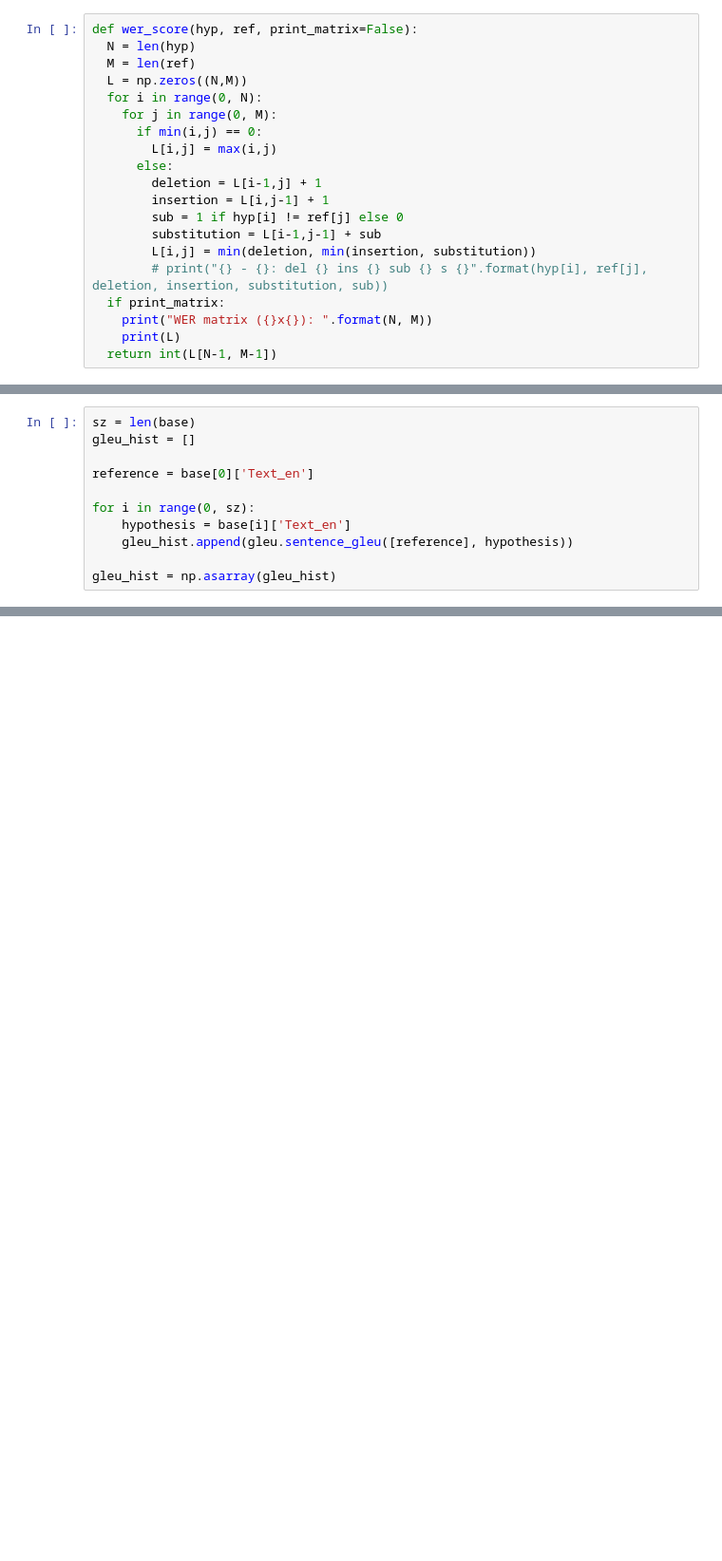
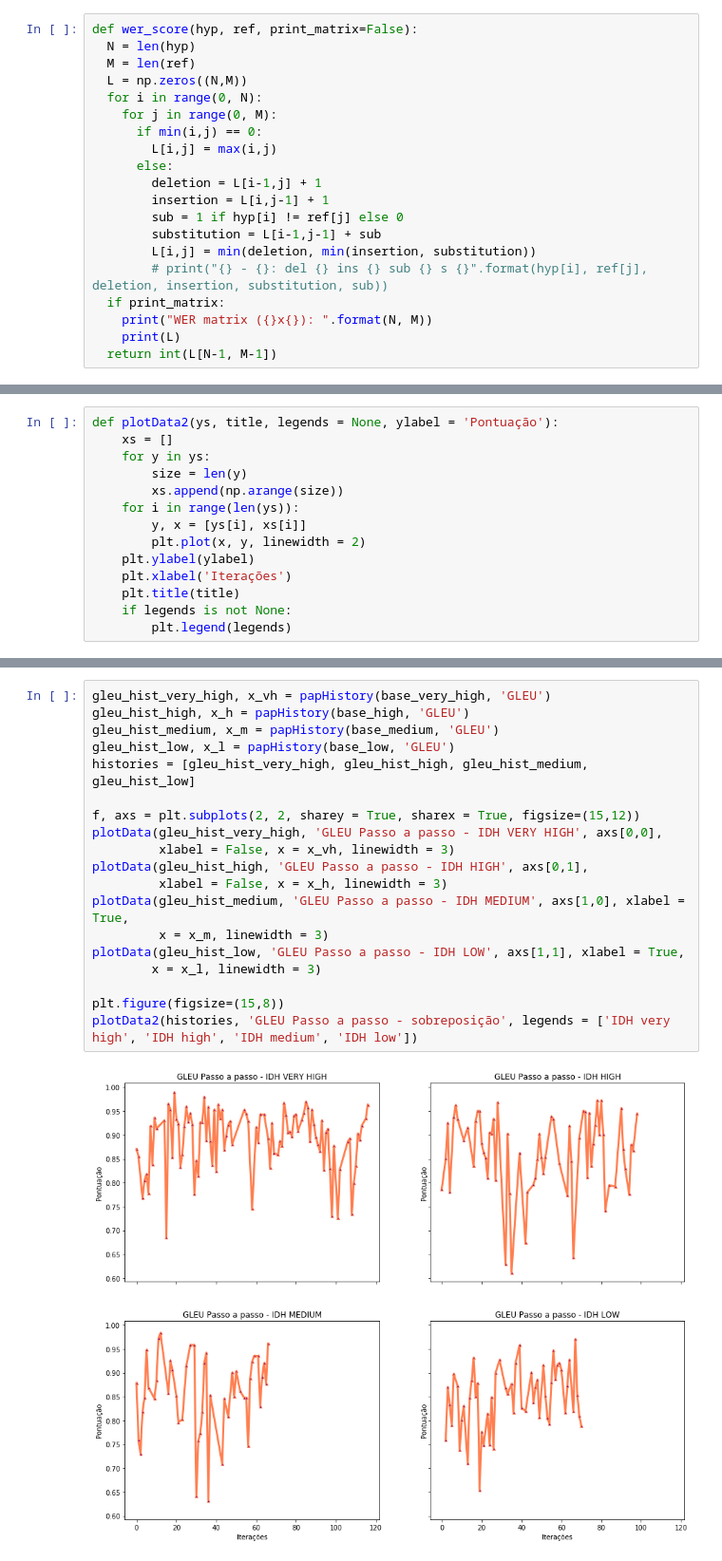
Before and after one commit to gecid-aia/babel, a Jupyter notebook: exploring_results.ipynb, the cells around one changed output, grey strips where cells are left out. Shown at 95% size. Saved outputs shown, nothing was run; the diff lists cells and outputs as text; blank space fills up the shorter version.

```diff
--- a/exploring_results.ipynb
+++ b/exploring_results.ipynb
@@ -128,11 +32,0 @@ file.close()
-# %%
-sz = len(base)
-gleu_hist = []
-
-reference = base[0]['Text_en']
-
-for i in range(0, sz):
-    hypothesis = base[i]['Text_en']
-    gleu_hist.append(gleu.sentence_gleu([reference], hypothesis))
-
-gleu_hist = np.asarray(gleu_hist)
@@ -167,0 +95,14 @@ plotData(gleu_hist, 'GLEU Por passo - IDH BAIXO', log = False, x = x)
+# %%
+def plotData2(ys, title, legends = None, ylabel = 'Pontuação'):
+    xs = []
+    for y in ys:
+        size = len(y)
+        xs.append(np.arange(size))
+    for i in range(len(ys)):
+        y, x = [ys[i], xs[i]]
+        plt.plot(x, y, linewidth = 2)
+    plt.ylabel(ylabel)
+    plt.xlabel('Iterações')
+    plt.title(title)
+    if legends is not None:
+        plt.legend(legends)
@@ -167,0 +205,21 @@ plotData(gleu_hist, 'GLEU Por passo - IDH BAIXO', log = False, x = x)
+# %%
+gleu_hist_very_high, x_vh = papHistory(base_very_high, 'GLEU')
+gleu_hist_high, x_h = papHistory(base_high, 'GLEU')
+gleu_hist_medium, x_m = papHistory(base_medium, 'GLEU')
+gleu_hist_low, x_l = papHistory(base_low, 'GLEU')
+histories = [gleu_hist_very_high, gleu_hist_high, gleu_hist_medium, gleu_hist_low]
+
+f, axs = plt.subplots(2, 2, sharey = True, sharex = True, figsize=(15,12))
+plotData(gleu_hist_very_high, 'GLEU Passo a passo - IDH VERY HIGH', axs[0,0],
+         xlabel = False, x = x_vh, linewidth = 3)
+plotData(gleu_hist_high, 'GLEU Passo a passo - IDH HIGH', axs[0,1],
+         xlabel = False, x = x_h, linewidth = 3)
+plotData(gleu_hist_medium, 'GLEU Passo a passo - IDH MEDIUM', axs[1,0], xlabel = True,
+         x = x_m, linewidth = 3)
+plotData(gleu_hist_low, 'GLEU Passo a passo - IDH LOW', axs[1,1], xlabel = True,
+        x = x_l, linewidth = 3)
+
+plt.figure(figsize=(15,8))
+plotData2(histories, 'GLEU Passo a passo - sobreposição', legends = ['IDH very high', 'IDH high', 'IDH medium', 'IDH low'])
+# %% [output]
+[figure, added]
```
Also changed, not shown: parts of 34 cells of this notebook, 3 other files.
